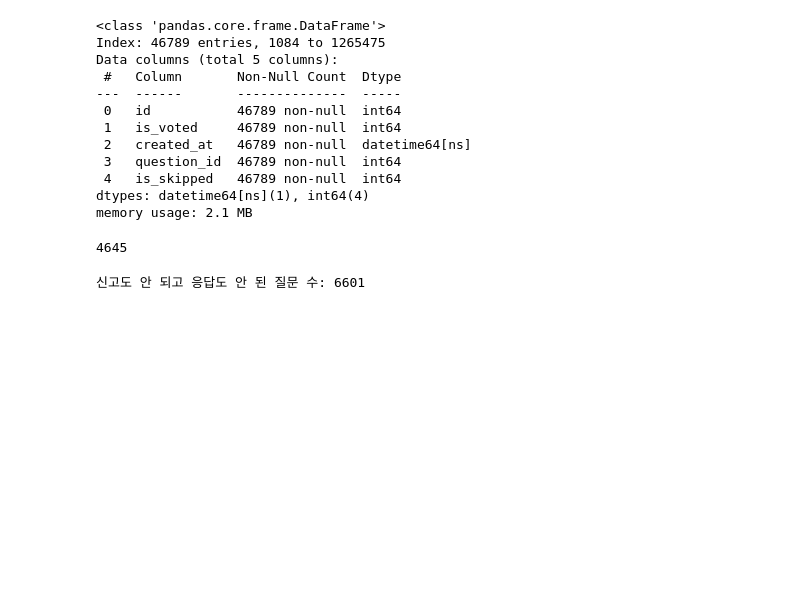
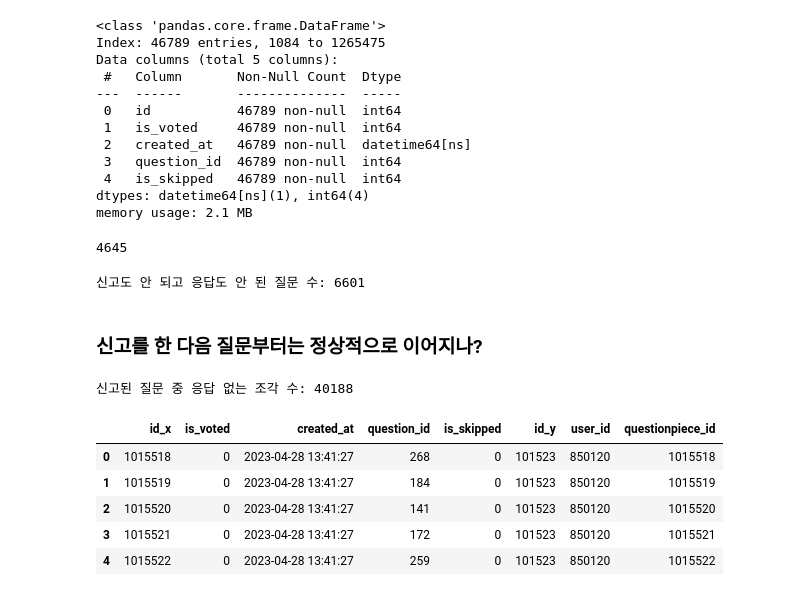
Before and after one commit to seung127/codeit_project, a Jupyter notebook: codeit-project-docker/notebooks/is_voted_skipped_zero.ipynb, the cells around one changed output. Cells and saved outputs as stored; diff of their text form; code cells hidden in the pictures; blank space fills up the shorter version.

```diff
--- a/codeit-project-docker/notebooks/is_voted_skipped_zero.ipynb
+++ b/codeit-project-docker/notebooks/is_voted_skipped_zero.ipynb
@@ -508,3 +621,18 @@ unprocessed_unreported = unprocessed_df[~unprocessed_df['question_id'].isin(repo
 print(f"신고도 안 되고 응답도 안 된 질문 수: {len(unprocessed_unreported)}")
 # %% [output]
 신고도 안 되고 응답도 안 된 질문 수: 6601
+# %% [markdown]
+### 신고를 한 다음 질문부터는 정상적으로 이어지나?
+# %%
+# 신고된 질문 ID 목록
+reported_q_ids = polls_questionreport['question_id'].unique()
+
+# 신고된 question_id를 포함하는 조각 중 미응답 조각
+reported_unprocessed = polls_questionpiece[
+    (polls_questionpiece['question_id'].isin(reported_q_ids)) &
+    (polls_questionpiece['is_voted'] == 0) &
+    (polls_questionpiece['is_skipped'] == 0)
+]
+print(f"신고된 질문 중 응답 없는 조각 수: {len(reported_unprocessed)}")
+# %% [output]
+신고된 질문 중 응답 없는 조각 수: 40188
@@ -510,0 +650,9 @@ print(f"신고도 안 되고 응답도 안 된 질문 수: {len(unprocessed_unre
+# %%
+reported_unprocessed.head()
+# %% [output]
+|  | id_x | is_voted | created_at | question_id | is_skipped | id_y | user_id | questionpiece_id |
+| 0 | 1015518 | 0 | 2023-04-28 13:41:27 | 268 | 0 | 101523 | 850120 | 1015518 |
+| 1 | 1015519 | 0 | 2023-04-28 13:41:27 | 184 | 0 | 101523 | 850120 | 1015519 |
+| 2 | 1015520 | 0 | 2023-04-28 13:41:27 | 141 | 0 | 101523 | 850120 | 1015520 |
+| 3 | 1015521 | 0 | 2023-04-28 13:41:27 | 172 | 0 | 101523 | 850120 | 1015521 |
+| 4 | 1015522 | 0 | 2023-04-28 13:41:27 | 259 | 0 | 101523 | 850120 | 1015522 |
```
Also changed, not shown: parts of 16 cells of this notebook.
